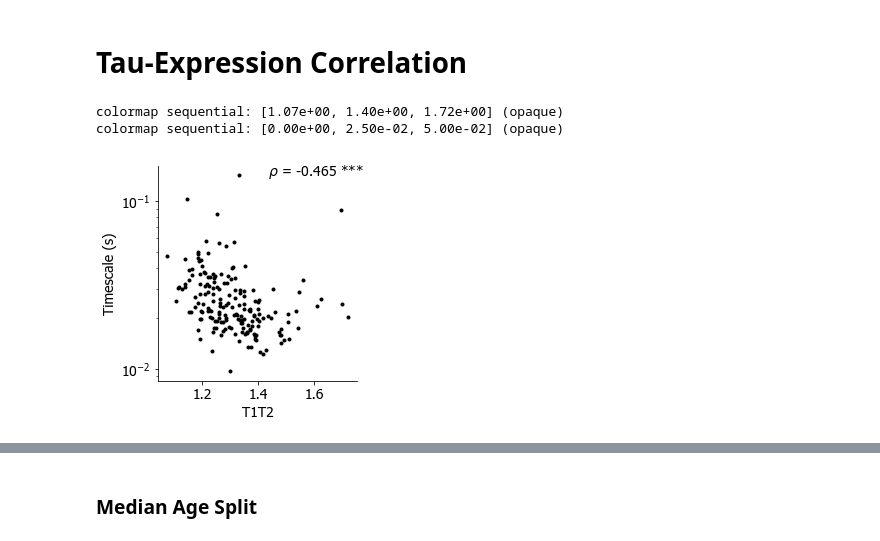
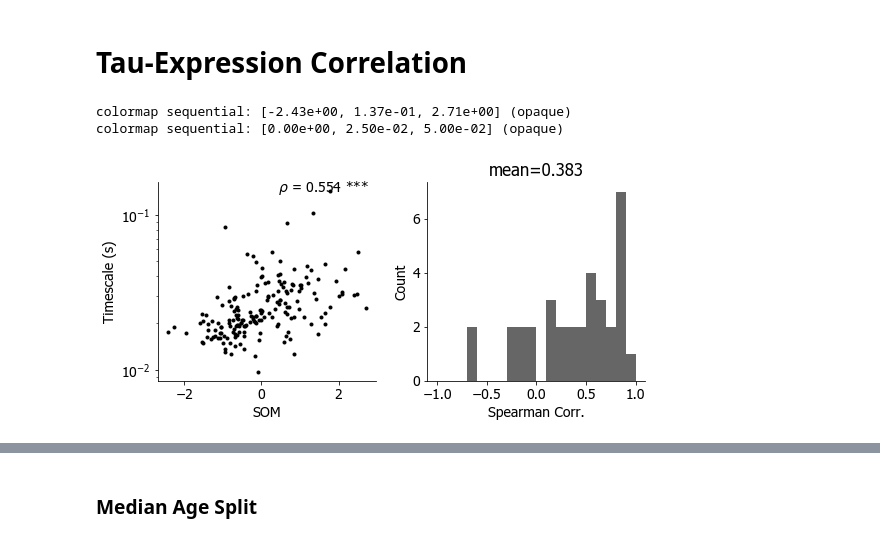
Before and after one commit to rdgao/field-echos, a Jupyter notebook: notebooks/viz_human_MMP.ipynb, the cells around one changed output, grey strips where cells are left out. Cells and saved outputs as stored; diff of their text form; code cells hidden in the pictures.

```diff
--- a/notebooks/viz_human_MMP.ipynb
+++ b/notebooks/viz_human_MMP.ipynb
@@ -106,25 +106,48 @@ def compute_weighted_average(df_feature, df_W, w_thresh=0.5, axis=0, method='wei
         return np.nanmean((df_feature*df_W)[thresh_mat],axis=axis)
 # %%
 xy_axis_frac = (0.55, 0.95)
-struct_feat = 'T1T2'
+struct_feat = 'SOM'
 # plot feature on MMP brain
-echo_utils.plot_MMP(df_struct[struct_feat].values, fig_path%('mmp_%s'%struct_feat))
+echo_utils.plot_MMP(df_struct[struct_feat].values, fig_path[:-4]%('mmp_%s'%struct_feat))
 
 df_tau_threshed = df_tau_weighted[df_W_max>=w_thres]
 tau_parcel = compute_weighted_average(df_tau_weighted, df_W_max, w_thres, method='weighted')
 
 # plot grand average value on MMP
 echo_utils.plot_MMP(tau_parcel, fig_path[:-4]%('mmp_tau_%i'%d_query), minmax=[0,0.05])
 
+# group average correlation
 rho, pv = stats.spearmanr(df_struct[struct_feat], tau_parcel, nan_policy='omit')
-plt.figure(figsize=(4,4))
+
+plt.figure(figsize=(8,4))
+plt.subplot(1,2,1)
 plt.plot(df_struct[struct_feat], tau_parcel, '.k')
 plt.yscale('log');
 plt.xlabel(struct_feat); plt.ylabel('Timescale (s)'); sns.despine()
 s = r'$\rho$ = %.3f '%rho + np.sum(pv<=np.array([0.05, 0.01, 0.001]))*'*'
 plt.annotate(s, xy=xy_axis_frac, xycoords='axes fraction')
+
+# per-subject correlation
+min_parcels = 10
+df_subj_corr = pd.DataFrame(index=df_tau_weighted.index, columns=['n_parcels', 'rho', 'pv'])
+for i_s, subj in df_tau_threshed.iterrows():
+    df_subj_corr['n_parcels'].loc[i_s] = (~np.isnan(subj)).sum()
+    if df_subj_corr['n_parcels'].loc[i_s]>=3:
+        rho, pv = stats.spearmanr(df_struct[struct_feat], subj, nan_policy='omit')
+    else:
+        rho, pv = np.nan, np.nan
+    df_subj_corr['rho'].loc[i_s],df_subj_corr['pv'].loc[i_s] = rho,pv
+
+# only count correlations from subjects that had min # of parcels
+corr_valid = df_subj_corr[df_subj_corr['n_parcels']>=min_parcels]['rho'].values.astype(float)
+
+plt.subplot(1,2,2)
+plt.hist(corr_valid, bins=np.arange(-1,1.1,0.1), color='k', alpha=0.6)
+plt.xlabel('Spearman Corr.');plt.ylabel('Count');sns.despine()
+plt.title('mean=%.3f'%np.nanmean(corr_valid));
 plt.tight_layout()
+plt.savefig(fig_path[:-4]%('mmp_tau_%s_%i'%(struct_feat,d_query)), bbox_inches='tight')
 # %% [output]
-colormap sequential: [1.07e+00, 1.40e+00, 1.72e+00] (opaque)
+colormap sequential: [-2.43e+00, 1.37e-01, 2.71e+00] (opaque)
 colormap sequential: [0.00e+00, 2.50e-02, 5.00e-02] (opaque)
-[figure, old version]
+[figure, new version]
```
Also changed, not shown: parts of 11 cells of this notebook, 20 other files.
